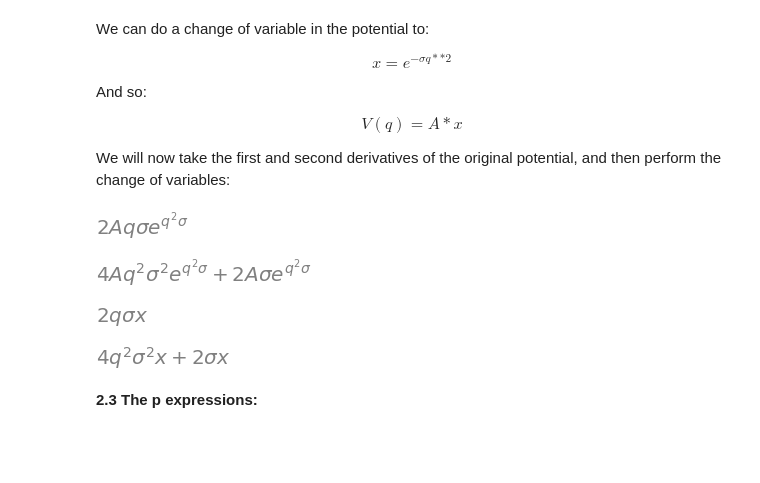
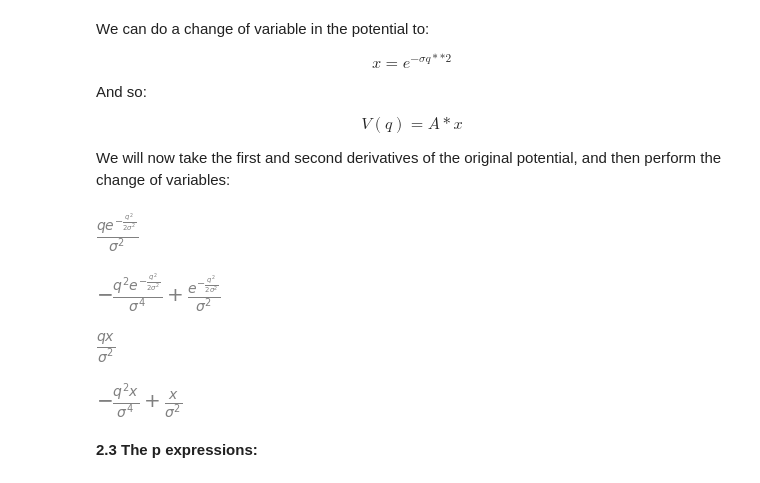
Before and after one commit to liz-stippell/Pysces, a Jupyter notebook: developments/QHD_Module_2_Gaussian_Potentiial.ipynb, the cells around one changed output. Saved outputs shown, nothing was run; the diff lists cells and outputs as text; code cells hidden in the pictures; blank space fills up the shorter version.

Commit message:
updated QHD modules and images

```diff
--- a/developments/QHD_Module_2_Gaussian_Potentiial.ipynb
+++ b/developments/QHD_Module_2_Gaussian_Potentiial.ipynb
@@ -20,14 +20,18 @@ $V(q)=A*e^{(-\sigma q^2)}$
 # %%
 ### Might change to regular potential ###
 
-def gaussian_potential(A, sigma):
-    return (A*np.exp(sigma*q**2))
+#def gaussian_potential(A, sigma):
+#    return (A*np.exp(sigma*q**2))
 
-A = 8000 * 10**(8) # Angstrom(-1)
+def gaussian_potential(v_0, sigma):
+    return -v_0*np.exp(-q**2/(2*sigma**2))
+
+v_0 = 1
+#A = 8000 * 10**(8) # Angstrom(-1)
 sigma = 0.1 # Angstrom
 
 q = np.linspace(-1, 1, 1000)
-plt.plot(q, gaussian_potential(A, sigma))
+plt.plot(q, gaussian_potential(v_0, sigma))
 plt.title("Gaussian Potential")
 plt.xlim(-1, 1)
 plt.xlabel("Position, q")
@@ -68,7 +74,9 @@ We will now take the first and second derivatives of the original potential, and
 # %%
 sigma, q, A = symbols("sigma, q, A")
 
-gaussian_potential = A*exp(sigma*q**2)
+gaussian_potential = -v_0*exp(-q**2/(2*sigma**2))
+
+x = exp(-q**2/(2*sigma**2))
 # %%
 sigma, q, A = symbols("sigma, q, A")
 
@@ -76,7 +84,7 @@ diff1 = diff(gaussian_potential, q)
 
 diff1
 # %% [output]
-[figure, old version]
+[figure, new version]
 # %%
 sigma, q, A = symbols("sigma, q, A")
 
@@ -84,21 +92,21 @@ diff2 = diff(diff1, q)
 
 diff2
 # %% [output]
-[figure, old version]
+[figure, new version]
 # %%
 x = Symbol("x")
 
-diff11 = diff1.replace(exp(q**2*sigma), x).replace(A, 1)
+diff11 = diff1.replace(exp(-q**2/(2*sigma**2)), x)
 
 diff11
 # %% [output]
-[figure, old version]
+[figure, new version]
 # %%
-diff22 = diff2.replace(exp(q**2*sigma), x).replace(A, 1)
+diff22 = diff2.replace(exp(-q**2/(2*sigma**2)), x)
 
 diff22
 # %% [output]
-[figure, old version]
+[figure, new version]
 # %% [markdown]
 **2.3 The p expressions:**
 # %%
```
Also changed, not shown: parts of 8 cells of this notebook, 10 other files.
